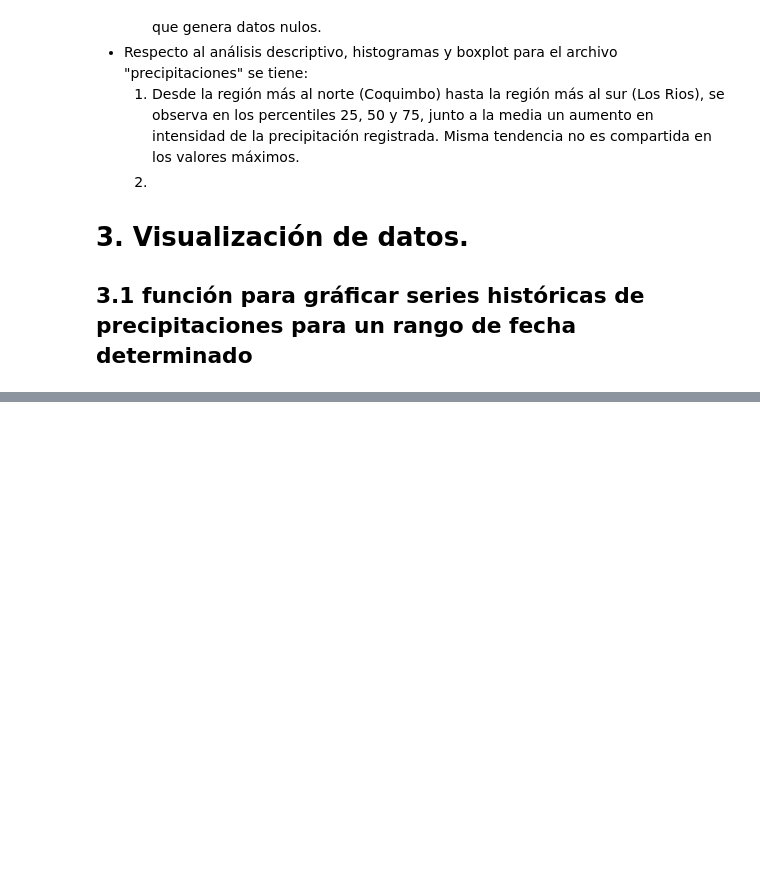
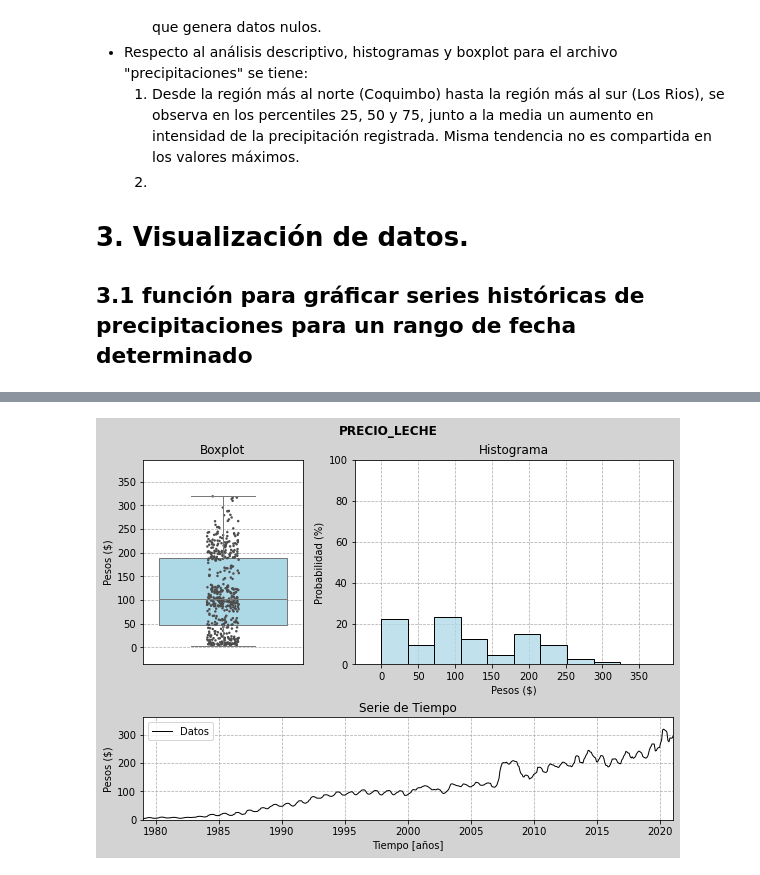
Before and after one commit to maniconaji/desafio_spike_precios, a Jupyter notebook: DesafíoSpikeManuelHuerta_v2.ipynb, the cells around one changed output, grey strips where cells are left out. Saved outputs shown, nothing was run; the diff lists cells and outputs as text; code cells hidden in the pictures; blank space fills up the shorter version.

```diff
--- a/DesafíoSpikeManuelHuerta_v2.ipynb
+++ b/DesafíoSpikeManuelHuerta_v2.ipynb
@@ -259,0 +275,5 @@ plotSTBancoCentral(bc, "PIB_Servicios_financieros", "2013-01-01", '2020-11-01')
+# %%
+bc.index.rename("date", inplace=True)
+df_merge = reduce(lambda left,right: pd.merge(left,right,on='date', how="left"), [precio_leche, precipitaciones, bc])
+display(df_merge.head())
+df_merge.shape
@@ -259,0 +289,11 @@ plotSTBancoCentral(bc, "PIB_Servicios_financieros", "2013-01-01", '2020-11-01')
+# %%
+trimestre = {
+    12:"Ver", 1:"Ver",  2:"Ver",
+    3:"Oto",  4:"Oto",  5:"Oto",
+    6:"Inv",  7:"Inv",  8:"Inv",
+    9:"Pri", 10:"Pri", 11:"Pri"
+    }
+None if ("Mes" in df_merge.columns) else df_merge.insert(0, 'Mes', df_merge.index.month)
+None if ("Año" in df_merge.columns) else df_merge.insert(0, 'Año', df_merge.index.year)
+None if ("Trimestre" in df_merge.columns) else df_merge.insert(2, 'Trimestre', df_merge.Mes.map(trimestre))
+df_merge.head()
@@ -259,0 +310,9 @@ plotSTBancoCentral(bc, "PIB_Servicios_financieros", "2013-01-01", '2020-11-01')
+# %%
+from sklearn.compose import make_column_selector as selector
+
+numerical_columns_selector = selector(dtype_exclude=object)
+categorical_columns_selector = selector(dtype_include=object)
+# %%
+condicion    = (df_merge[numerical_columns_selector].corr()['Precio_leche'] >= 0.8) | (df_merge[numerical_columns_selector].corr()['Precio_leche'] <= -0.8)
+df_relevante = df_merge[condicion.where(condicion == True).dropna().index[1:]]
+df_relevante.corr()['Precio_leche']
@@ -259,0 +334,4 @@ plotSTBancoCentral(bc, "PIB_Servicios_financieros", "2013-01-01", '2020-11-01')
+# %%
+plot_distribution(df_relevante, 'Precio_leche', "Pesos ($)", "PrecioLeche_distribucion", False)
+# %% [output]
+[figure, added]
```
Also changed, not shown: parts of 24 cells of this notebook, 2 other files.
